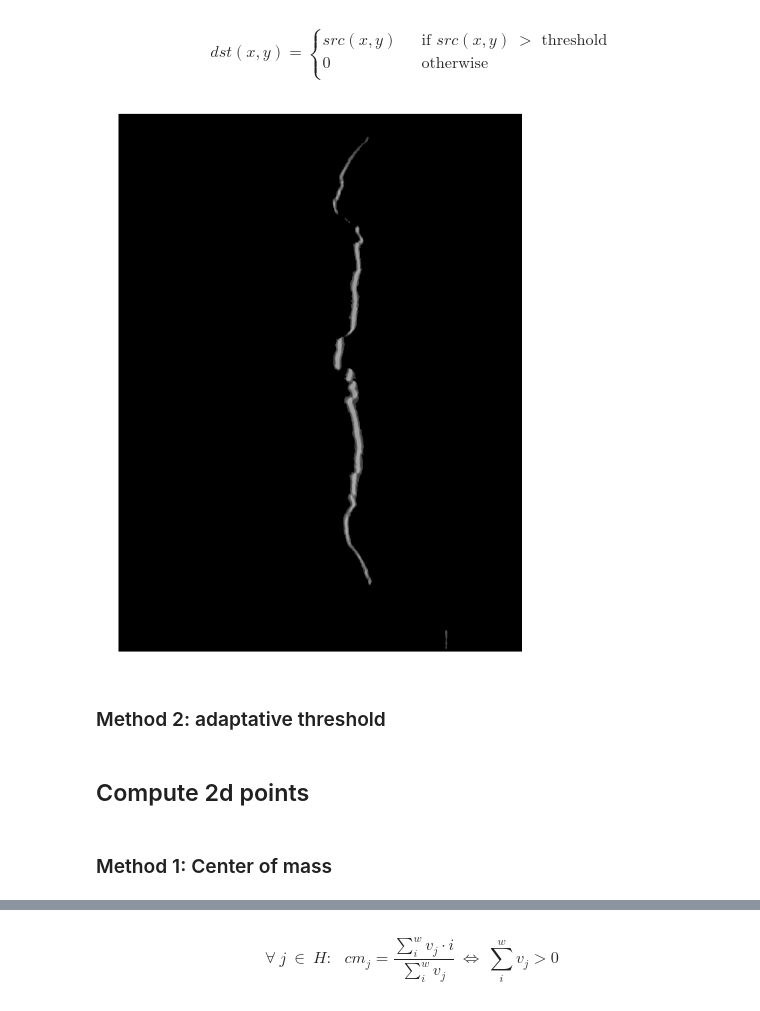
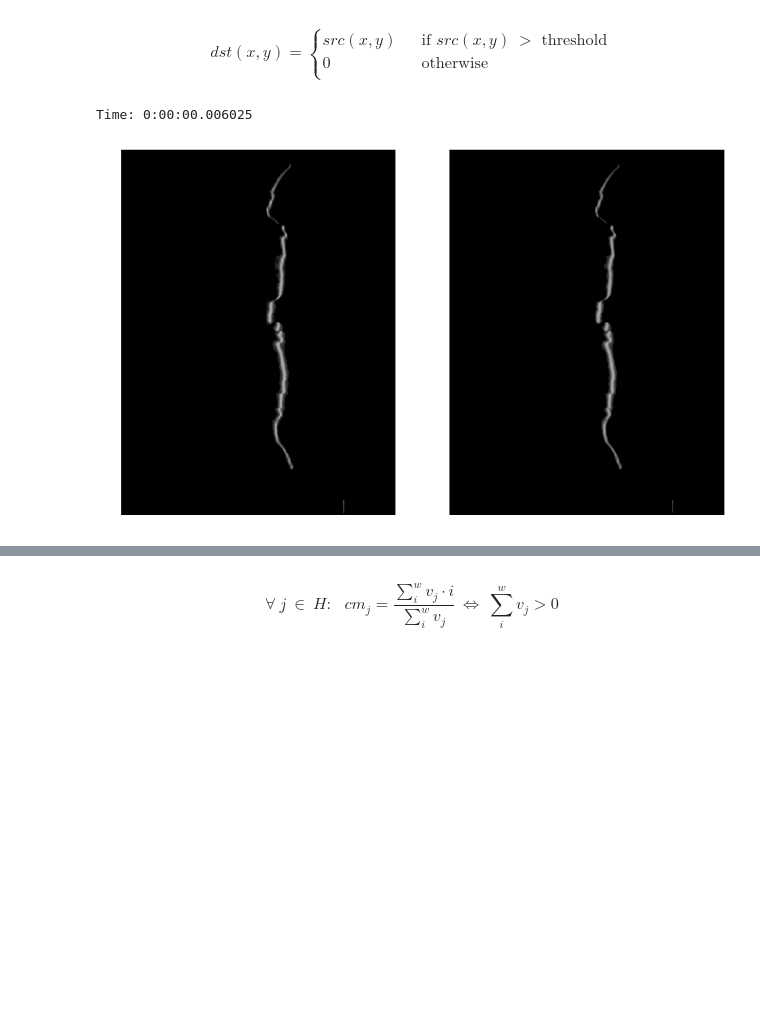
Before and after one commit to Jesus89/3DScanScience, a Jupyter notebook: notebooks/3. Laser segmentation.ipynb, the cells around one changed output, grey strips where cells are left out. Cells and saved outputs as stored; diff of their text form; code cells hidden in the pictures; blank space fills up the shorter version.

Commit message:
New laser segmentation method added

```diff
--- a/notebooks/3. Laser segmentation.ipynb
+++ b/notebooks/3. Laser segmentation.ipynb
@@ -49,4 +72,12 @@ def r_rgb(image):
 
 image_r = r_rgb(image)
 image_background_r = r_rgb(image_background)
-image_diff_r = cv2.subtract(image_r, image_background_r)
+
+begin()
+
+image_diff = cv2.subtract(image_r, image_background_r)
+image_diff_r = r_rgb(image_diff)
+
+end()
+
+plot_images((image_r, image_background_r, image_diff_r))
@@ -119,11 +97,22 @@ dst(x, y) =
 $$
 # %%
 # Threshold image
-threshold_value = 50
-image_threshold = cv2.threshold(image_open, threshold_value, 255.0, cv2.THRESH_TOZERO)[1]
+
+begin()
+
+threshold_value = 30
+image_threshold = cv2.threshold(image_diff_r, threshold_value, 255, cv2.THRESH_TOZERO)[1]
+
+# Blur image
+
+blur_value = 5
+image_blur = cv2.blur(image_threshold, (blur_value, blur_value))
+
+image_blur_threshold = cv2.threshold(image_blur, threshold_value, 255, cv2.THRESH_TOZERO)[1]
+
+end()
+
+plot_images((image_threshold, image_blur_threshold))
+# %% [output]
+Time: 0:00:00.006025
+[figure, added]
-# %%
-plot_image(image_threshold)
-# %% [output]
-[figure, removed]
-# %% [markdown]
-### Method 2: adaptative threshold
@@ -132,4 +118,0 @@ plot_image(image_threshold)
-# %% [markdown]
-## Compute 2d points
-# %% [markdown]
-### Method 1: Center of mass
```
Also changed, not shown: parts of 42 cells of this notebook.
